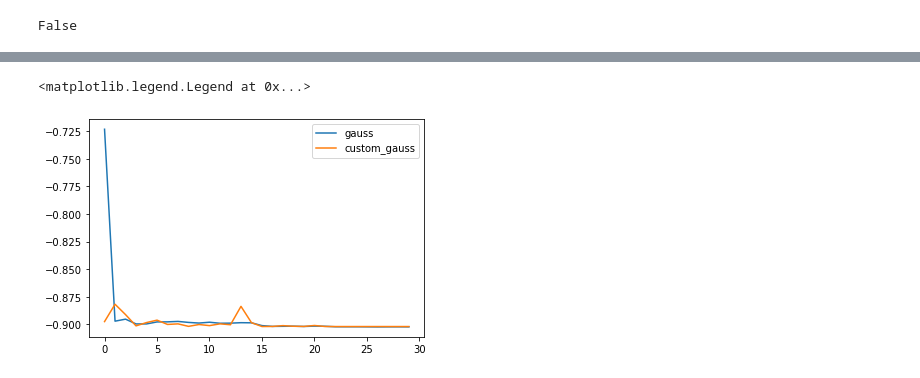
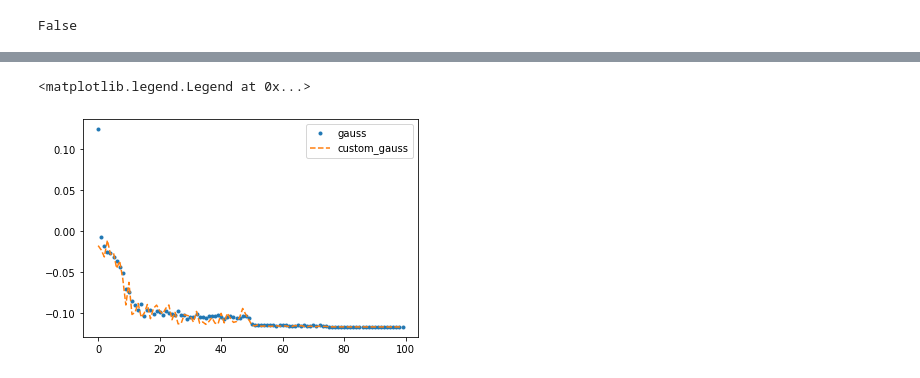
Before and after one commit to Pperezhogin/pyqg_experiments_Ross, a Jupyter notebook: pyqg_subgrid_experiments/GaussianLoss_1D.ipynb, the cells around one changed output, grey strips where cells are left out. Drawn from its saved outputs; the diff is of its cells as text; code cells hidden in the pictures.

```diff
--- a/pyqg_subgrid_experiments/GaussianLoss_1D.ipynb
+++ b/pyqg_subgrid_experiments/GaussianLoss_1D.ipynb
@@ -154,5 +155,5 @@ def train_probabilistic(net, x, y, lr=0.001, num_epochs=100, batch_size=64):
 # %%
-net = Net(100,1)
+net = Net(100,10)
 # %%
-train(net, x, y, lr = 0.001, num_epochs=30)
+train(net, x, y, lr = 0.001, num_epochs=30, batch_size=64)
 # %% [output]
@@ -178,5 +179,5 @@ plt.legend(['Math expectation', 'prediction'])
 # %%
-pnet = Net(100,1,ANN_type='Gauss')
+pnet = Net(100,10,ANN_type='Gauss')
 # %%
-train_probabilistic(pnet, x, y, lr = 0.001, num_epochs=30)
+train_probabilistic(pnet, x, y, lr = 0.001, num_epochs=100, batch_size=64)
 # %% [output]
@@ -218,7 +247,7 @@ Text(0, 0.5, 'y')
 # %%
-plt.plot(pnet.loss_history['gauss'])
-plt.plot(pnet.loss_history['custom_gauss'])
+plt.plot(pnet.loss_history['gauss'],'.')
+plt.plot(pnet.loss_history['custom_gauss'],'--')
 plt.legend(['gauss', 'custom_gauss'])
 # %% [output]
 <matplotlib.legend.Legend at 0x...>
-[figure, old version]
+[figure, new version]
```
Also changed, not shown: parts of 27 cells of this notebook.
